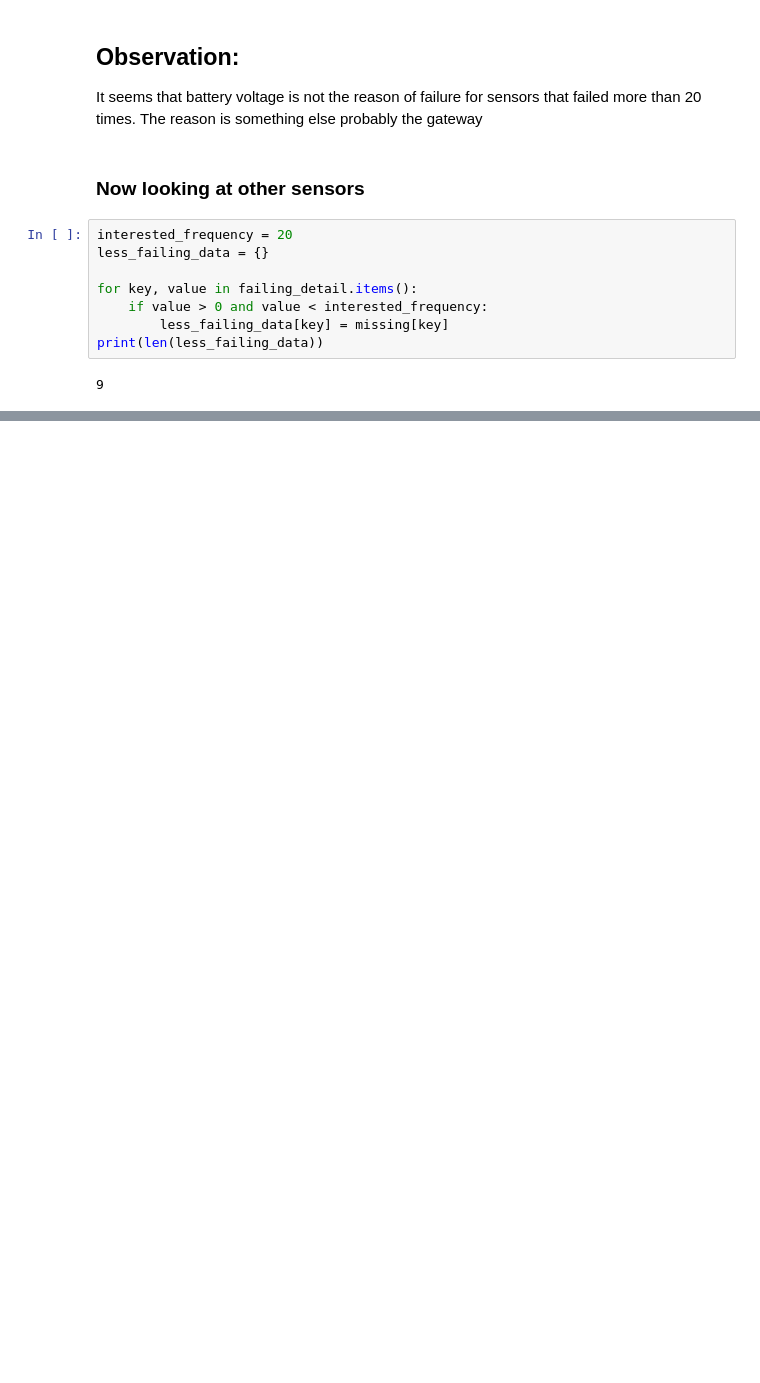
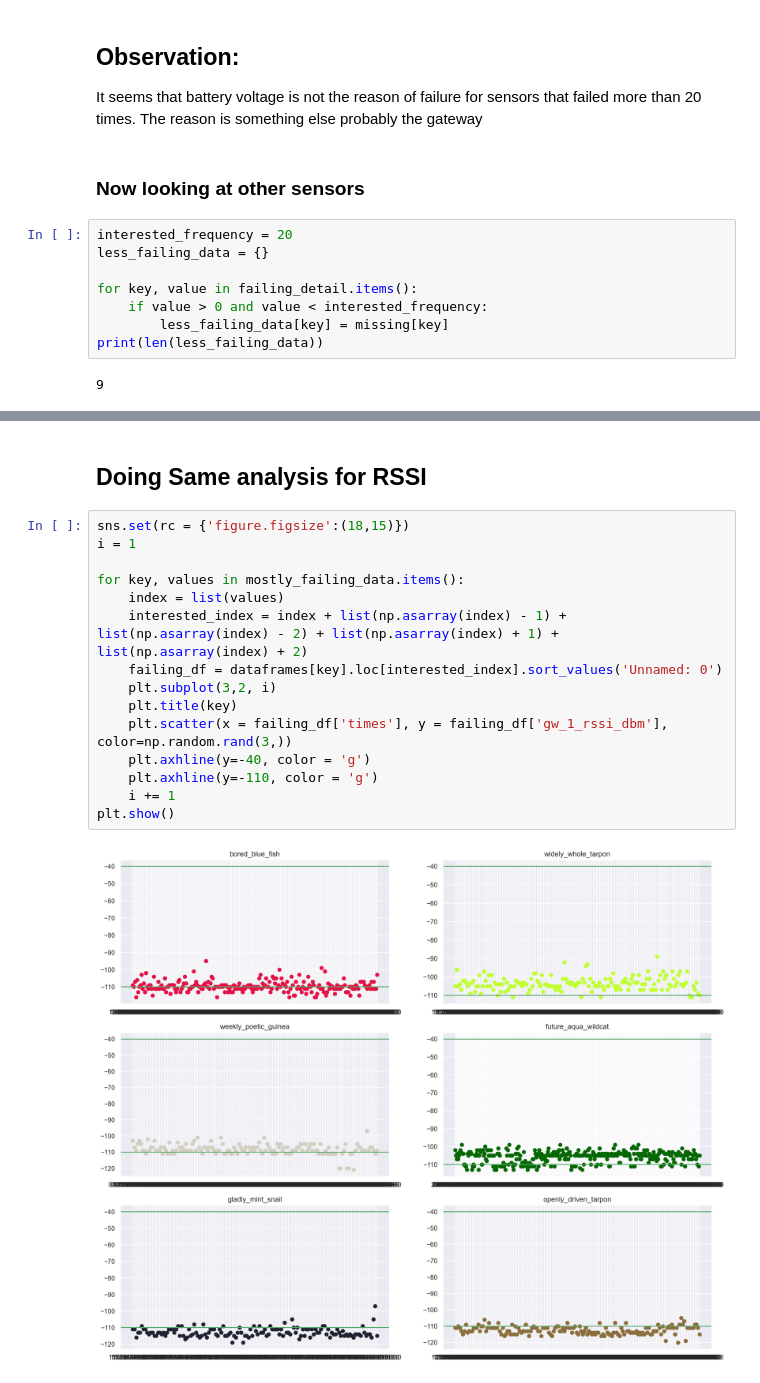
Before and after one commit to timsinashok/floodnet_ugsrp-2023, a Jupyter notebook: failure_frequency_and_mostly_failing_analysis.ipynb, the cells around one changed output, grey strips where cells are left out. Cells and saved outputs as stored; diff of their text form; blank space fills up the shorter version.

```diff
--- a/failure_frequency_and_mostly_failing_analysis.ipynb
+++ b/failure_frequency_and_mostly_failing_analysis.ipynb
@@ -194,0 +157,19 @@ for key, values in less_failing_data.items():
+# %% [markdown]
+## Doing Same analysis for RSSI
+# %%
+sns.set(rc = {'figure.figsize':(18,15)})
+i = 1
+
+for key, values in mostly_failing_data.items():
+    index = list(values)
+    interested_index = index + list(np.asarray(index) - 1) + list(np.asarray(index) - 2) + list(np.asarray(index) + 1) + list(np.asarray(index) + 2)
+    failing_df = dataframes[key].loc[interested_index].sort_values('Unnamed: 0')
+    plt.subplot(3,2, i)
+    plt.title(key)
+    plt.scatter(x = failing_df['times'], y = failing_df['gw_1_rssi_dbm'], color=np.random.rand(3,))
+    plt.axhline(y=-40, color = 'g')
+    plt.axhline(y=-110, color = 'g')
+    i += 1
+plt.show()
+# %% [output]
+[figure, added]
```
Also changed, not shown: parts of 8 cells of this notebook, 2 other files.
